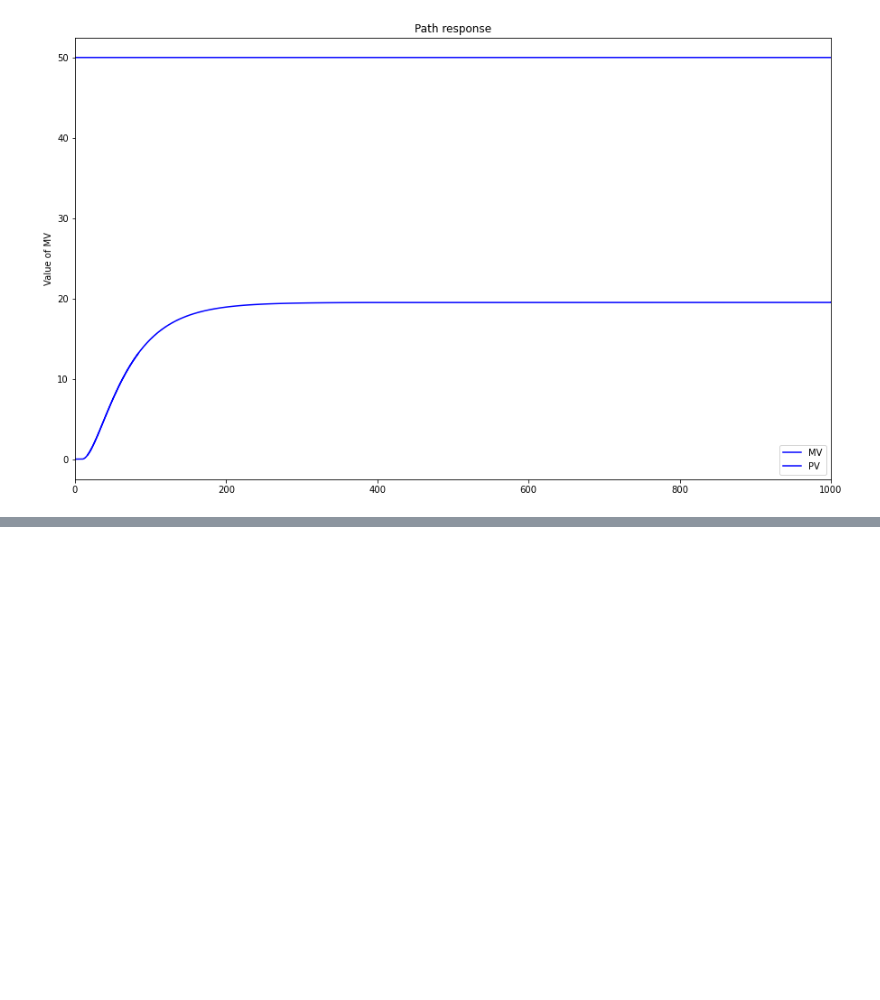
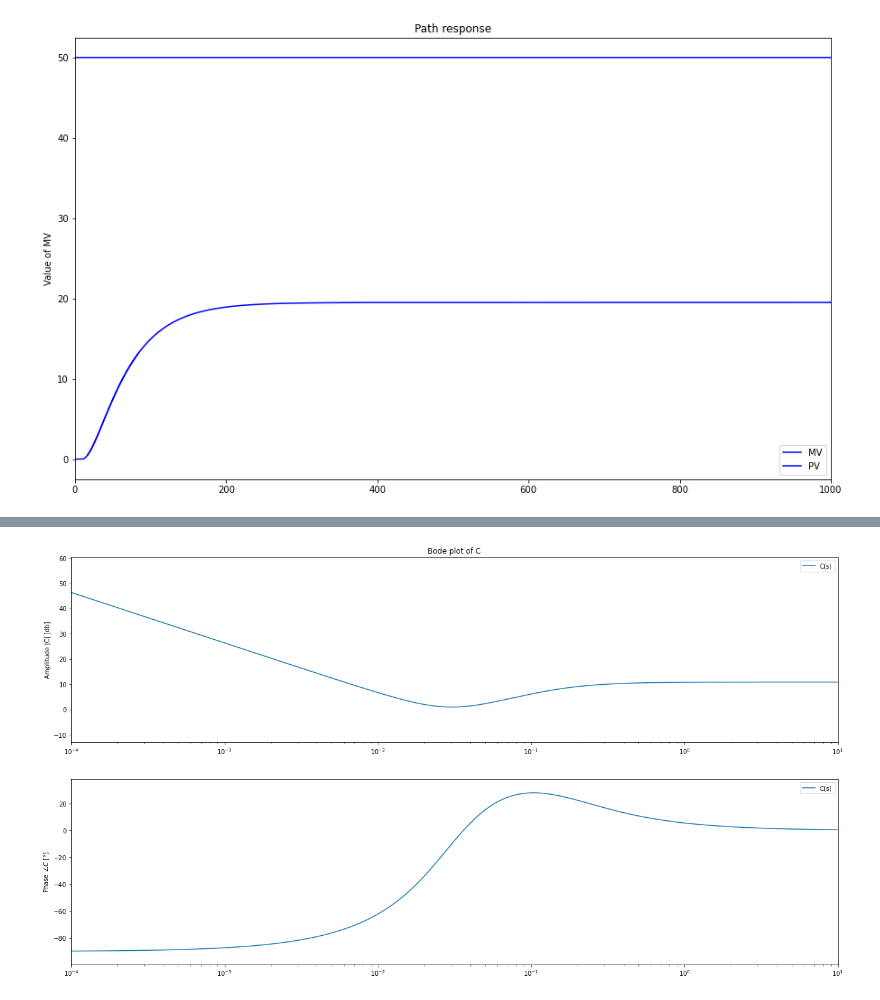
Before and after one commit to olingo99/Control_Theory_Application, a Jupyter notebook: package_Engels_Theo_Losseau_Baudouin.ipynb, the cells around one changed output, grey strips where cells are left out. Saved outputs shown, nothing was run; the diff lists cells and outputs as text; code cells hidden in the pictures; blank space fills up the shorter version.

```diff
--- a/package_Engels_Theo_Losseau_Baudouin.ipynb
+++ b/package_Engels_Theo_Losseau_Baudouin.ipynb
@@ -479,0 +387,11 @@ dx.set(ylabel='Value of DV')
+# %%
+C = PID({})
+
+C.parameters['Kc']=1
+C.parameters['Ti']=48
+C.parameters['Td']=17
+omega = np.logspace(-4, 1, 10000)
+
+bodePID(C,omega)
+# %% [output]
+[figure, added]
```
Also changed, not shown: parts of 28 cells of this notebook, 2 other files.
